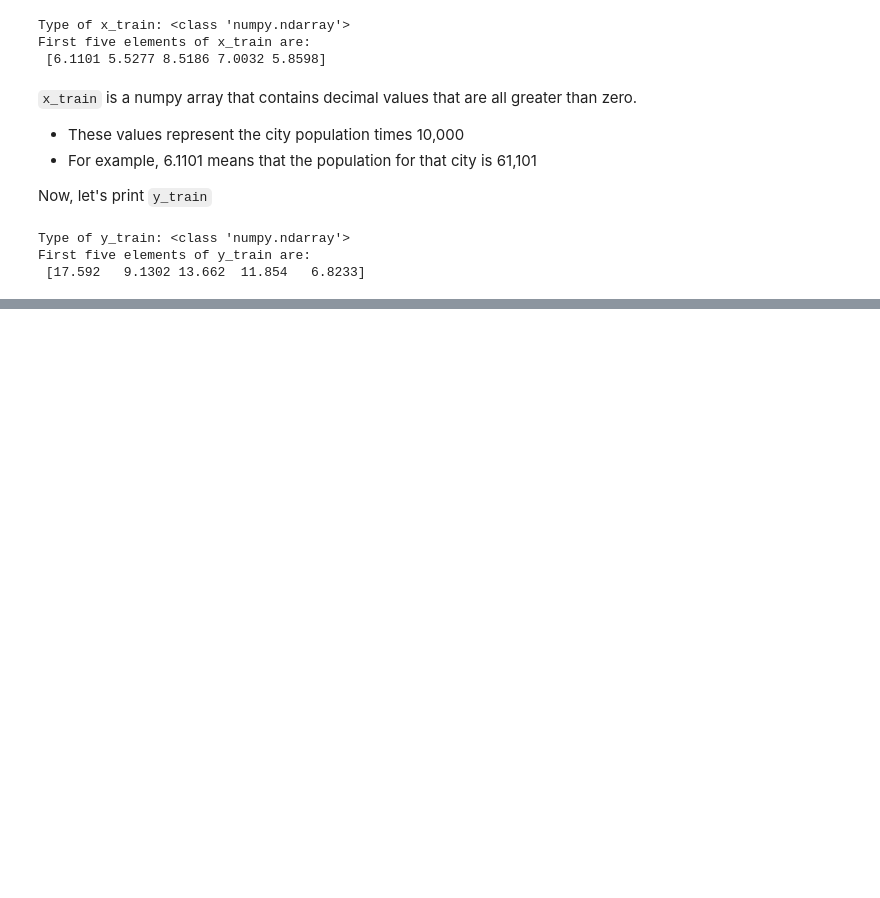
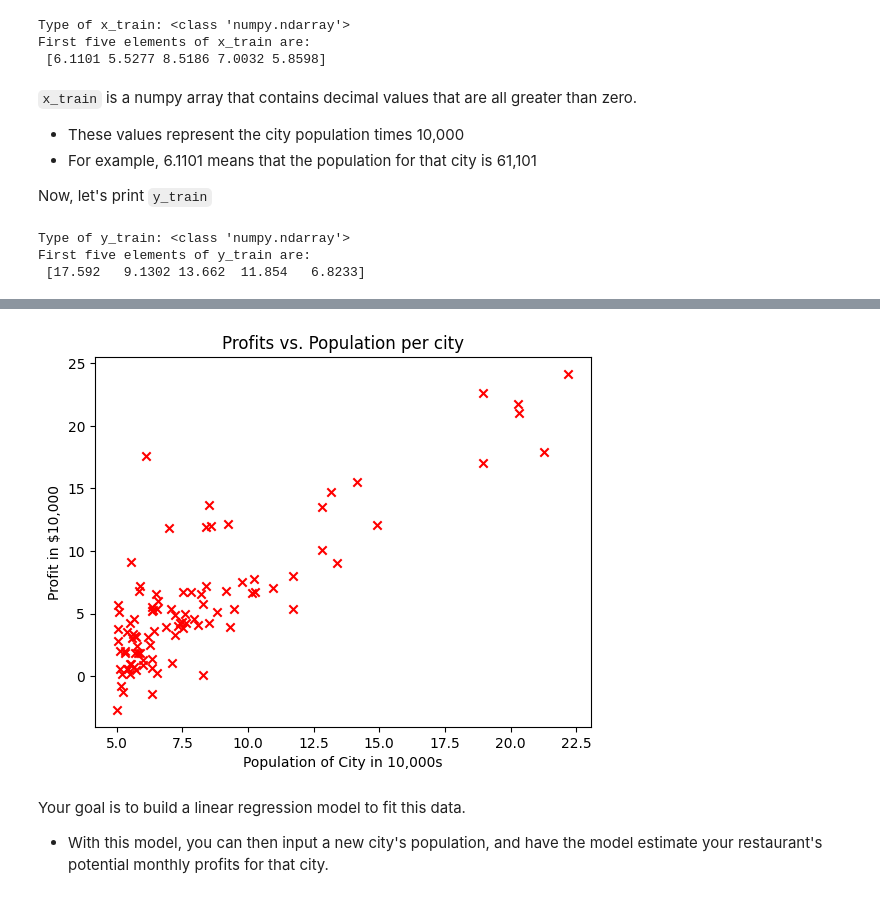
Before and after one commit to MonuSingh16/coursera-mls, a Jupyter notebook: course1-supervised-ml/week2/Practice/C1_W2_Linear_Regression.ipynb, the cells around one changed output, grey strips where cells are left out. Drawn from its saved outputs; the diff is of its cells as text; code cells hidden in the pictures; blank space fills up the shorter version.

```diff
--- a/course1-supervised-ml/week2/Practice/C1_W2_Linear_Regression.ipynb
+++ b/course1-supervised-ml/week2/Practice/C1_W2_Linear_Regression.ipynb
@@ -73,0 +101,17 @@ First five elements of y_train are:
+# %%
+# Create a scatter plot of the data. To change the markers to red "x",
+# we used the 'marker' and 'c' parameters
+plt.scatter(x_train, y_train, marker='x', c='r')
+
+# Set the title
+plt.title("Profits vs. Population per city")
+# Set the y-axis label
+plt.ylabel('Profit in $10,000')
+# Set the x-axis label
+plt.xlabel('Population of City in 10,000s')
+plt.show()
+# %% [output]
+[figure, added]
+# %% [markdown]
+Your goal is to build a linear regression model to fit this data.
+- With this model, you can then input a new city's population, and have the model estimate your restaurant's potential monthly profits for that city.
```
Also changed, not shown: parts of 11 cells of this notebook.
